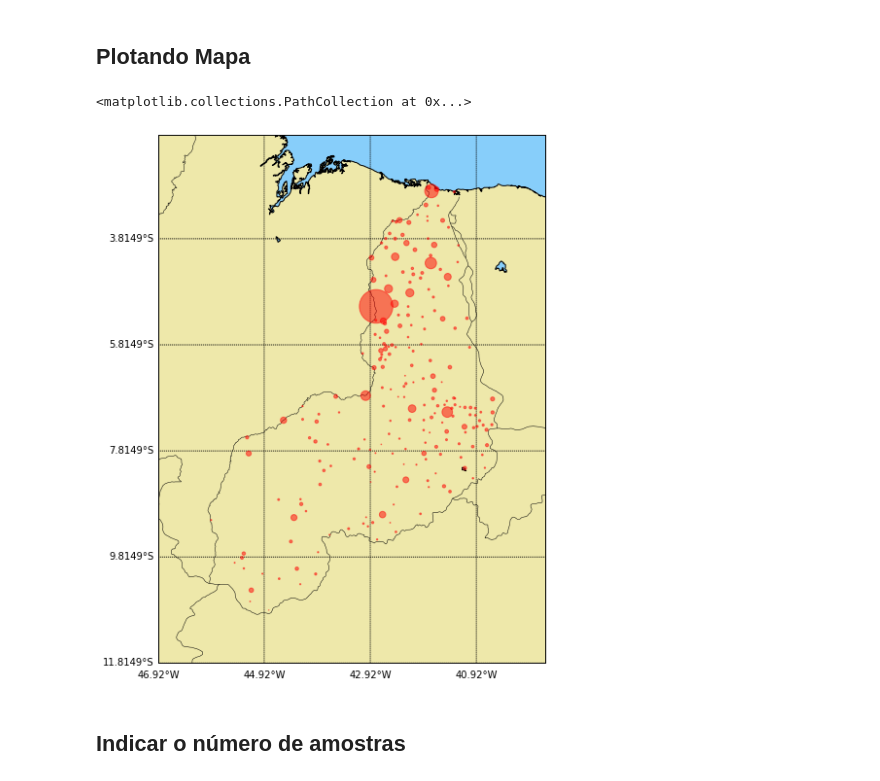
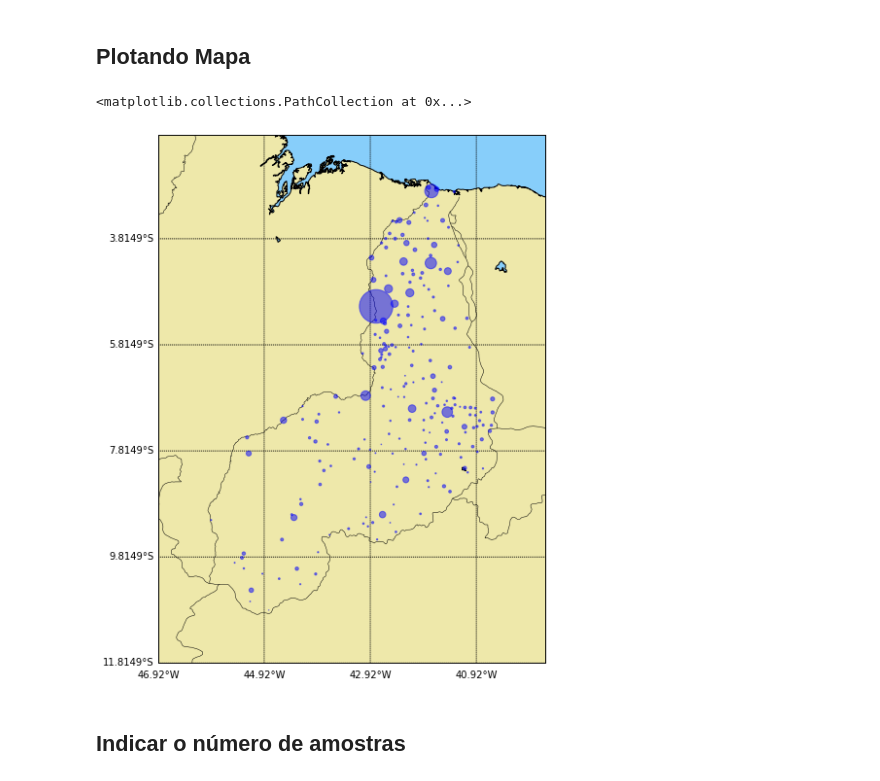
Before and after one commit to cdanielss/Sistemas-Inteligentes, a Jupyter notebook: Atv 1/ATV01.ipynb, the cells around one changed output. Drawn from its saved outputs; the diff is of its cells as text; code cells hidden in the pictures.

```diff
--- a/Atv 1/ATV01.ipynb
+++ b/Atv 1/ATV01.ipynb
@@ -73,7 +73,7 @@ salvarCSV('/home/daniel/Área de Trabalho/Sistemas Inteligentes/Atv 1', 'meuCSV.
 # %% [markdown]
 ## Carregar os Dados
 # %%
-caminho = '/home/daniel/Área de Trabalho/Sistemas Inteligentes/Atv 1'
+caminho = '/home/daniel/Área de Trabalho/Sistemas Inteligentes/Sistemas-Inteligentes/Atv 1'
 nomeArq = 'meuCSV.csv'
 def carregarDados(caminho, nomeArq):
     csv_path = os.path.join(caminho, nomeArq)
@@ -188,16 +198,16 @@ lon1, lon2 = round(lon1, 4), round(lon2, 4)
 # %%
 map = plotMap(lat1, lat2, lon1, lon2, 15, 10)
 map.scatter(
     x = dadosDoPiaui['longitude'].values,
     y = dadosDoPiaui['latitude'].values,
-    s = dadosDoPiaui['confirmed']/100, c='red',
+    s = dadosDoPiaui['confirmed']/100, c='blue',
     alpha = 0.5,
     marker='o',
     zorder=6
 )
 # %% [output]
 <matplotlib.collections.PathCollection at 0x...>
-[figure, old version]
+[figure, new version]
 # %% [markdown]
 ## Indicar o número de amostras
 # %%
```
Also changed, not shown: parts of 5 cells of this notebook, 1 other file.
